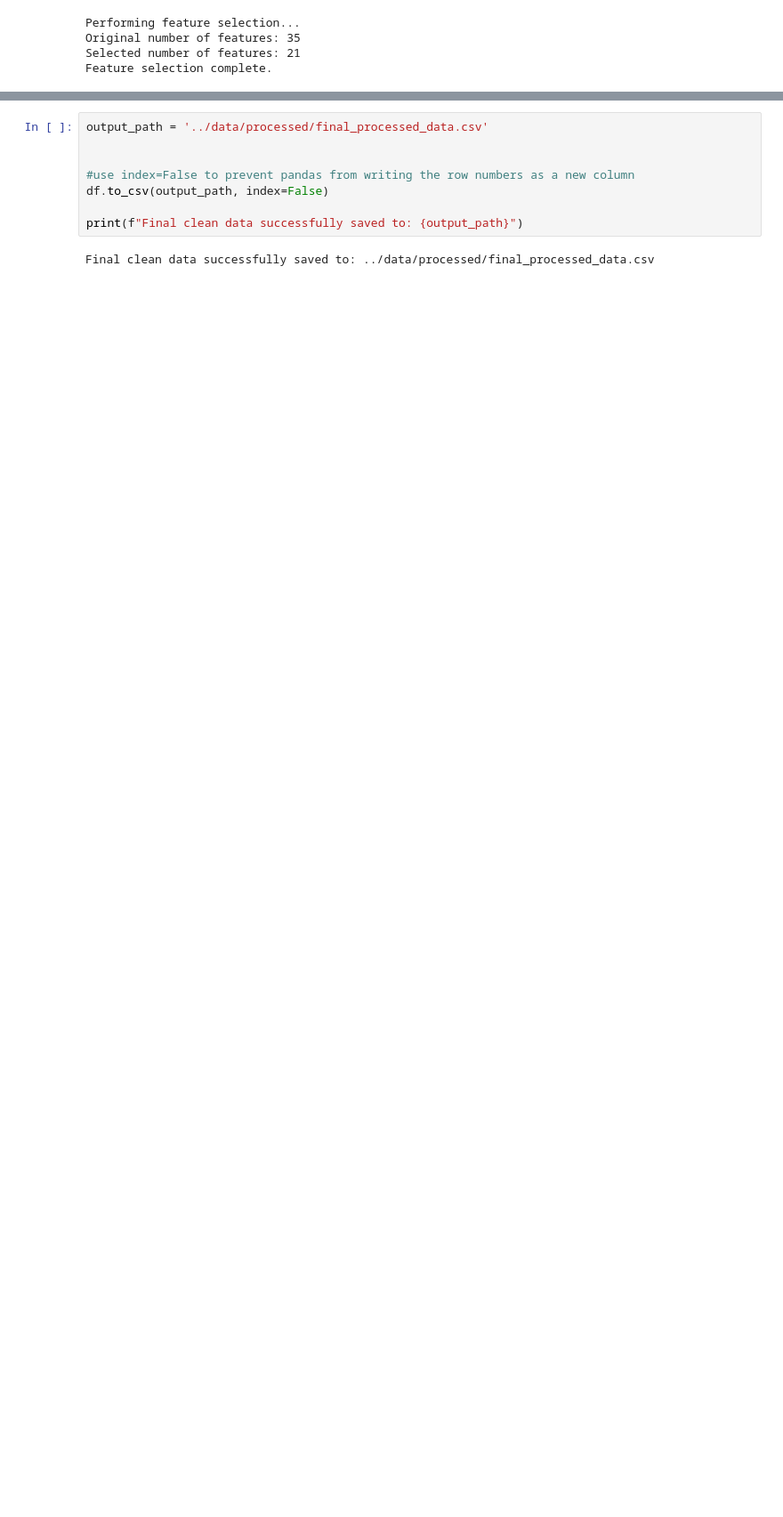
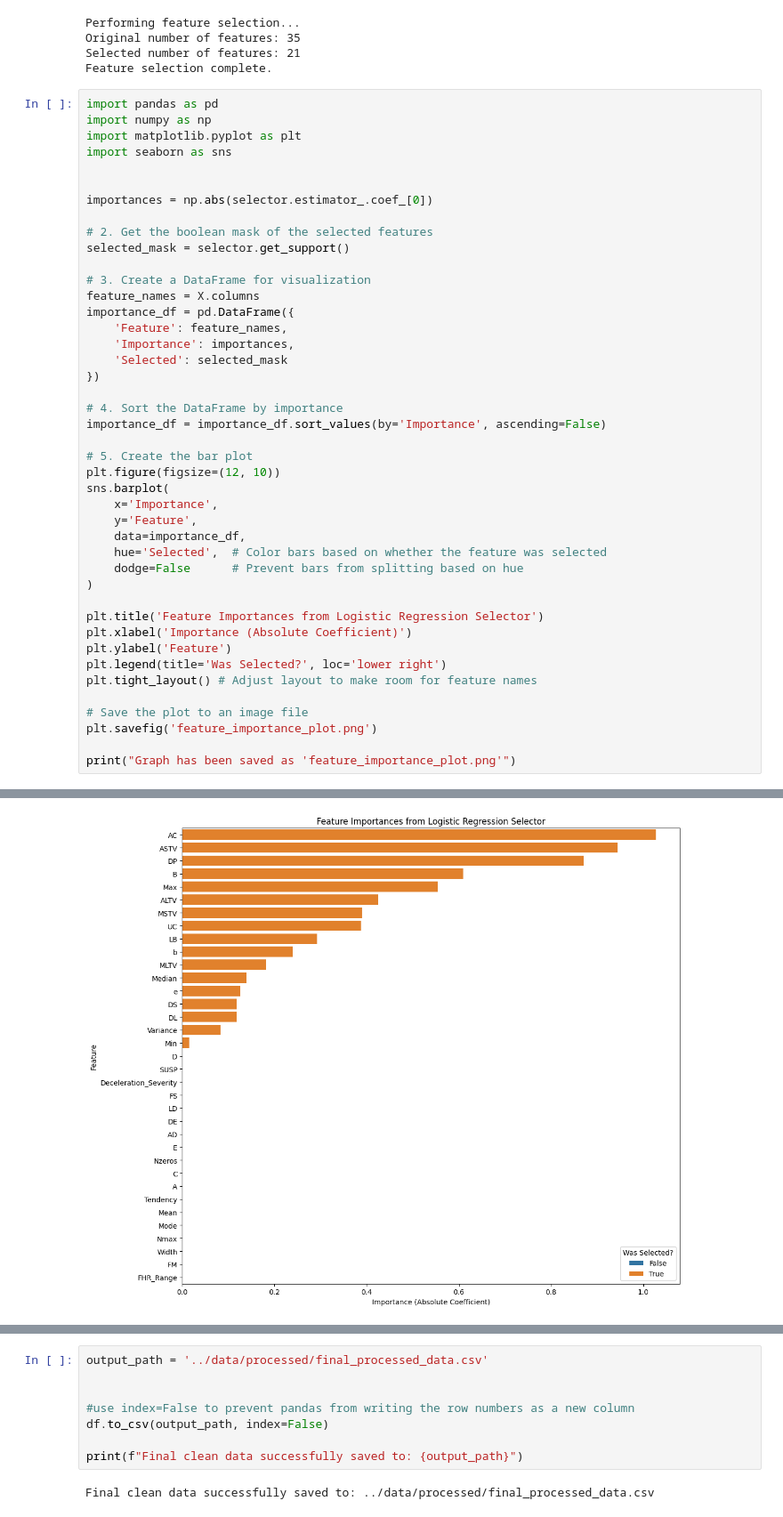
Before and after one commit to madhu2003/Datathon-, a Jupyter notebook: notebooks/02_log_regres.ipynb, the cells around one changed output, grey strips where cells are left out. Shown at 89% size. Saved outputs shown, nothing was run; the diff lists cells and outputs as text; blank space fills up the shorter version.

```diff
--- a/notebooks/02_log_regres.ipynb
+++ b/notebooks/02_log_regres.ipynb
@@ -148,3 +148,47 @@ Performing feature selection...
 Original number of features: 35
 Selected number of features: 21
 Feature selection complete.
+# %%
+import pandas as pd
+import numpy as np
+import matplotlib.pyplot as plt
+import seaborn as sns
+
+
+importances = np.abs(selector.estimator_.coef_[0])
+
+# 2. Get the boolean mask of the selected features
+selected_mask = selector.get_support()
+
+# 3. Create a DataFrame for visualization
+feature_names = X.columns
+importance_df = pd.DataFrame({
+    'Feature': feature_names,
+    'Importance': importances,
+    'Selected': selected_mask
+})
+
+# 4. Sort the DataFrame by importance
+importance_df = importance_df.sort_values(by='Importance', ascending=False)
+
+# 5. Create the bar plot
+plt.figure(figsize=(12, 10))
+sns.barplot(
+    x='Importance',
+    y='Feature',
+    data=importance_df,
+    hue='Selected',  # Color bars based on whether the feature was selected
+    dodge=False      # Prevent bars from splitting based on hue
+)
+
+plt.title('Feature Importances from Logistic Regression Selector')
+plt.xlabel('Importance (Absolute Coefficient)')
+plt.ylabel('Feature')
+plt.legend(title='Was Selected?', loc='lower right')
+plt.tight_layout() # Adjust layout to make room for feature names
+
+# Save the plot to an image file
+plt.savefig('feature_importance_plot.png')
+
+print("Graph has been saved as 'feature_importance_plot.png'")
+# %% [output]
@@ -151,2 +196,3 @@ Feature selection complete.
+[figure, added]
 # %%
 # TRAIN FINAL MODEL WITH REGULARIZATION (to prevent overfitting)
```
Also changed, not shown: parts of 5 cells of this notebook, 2 other files.
